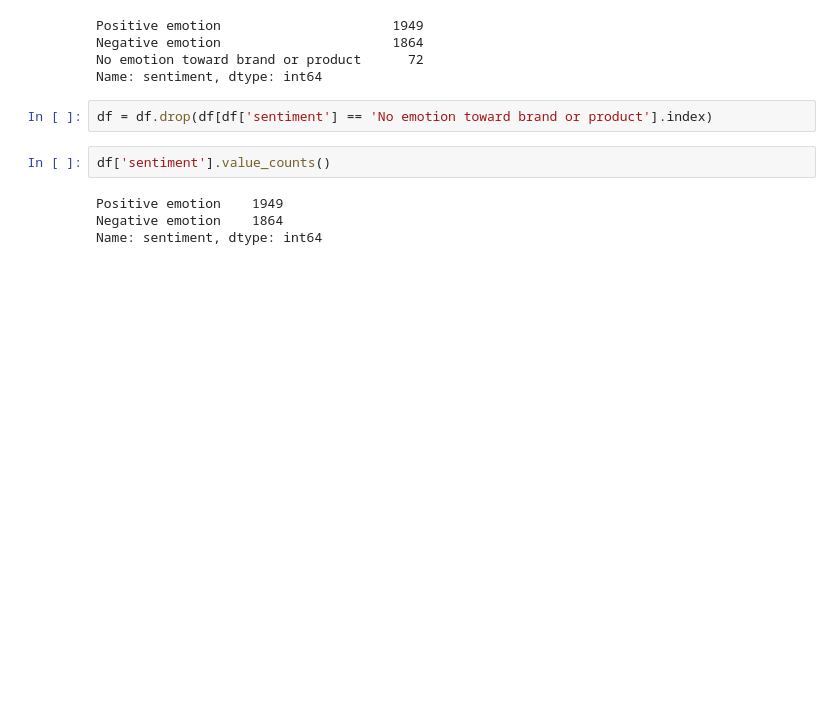
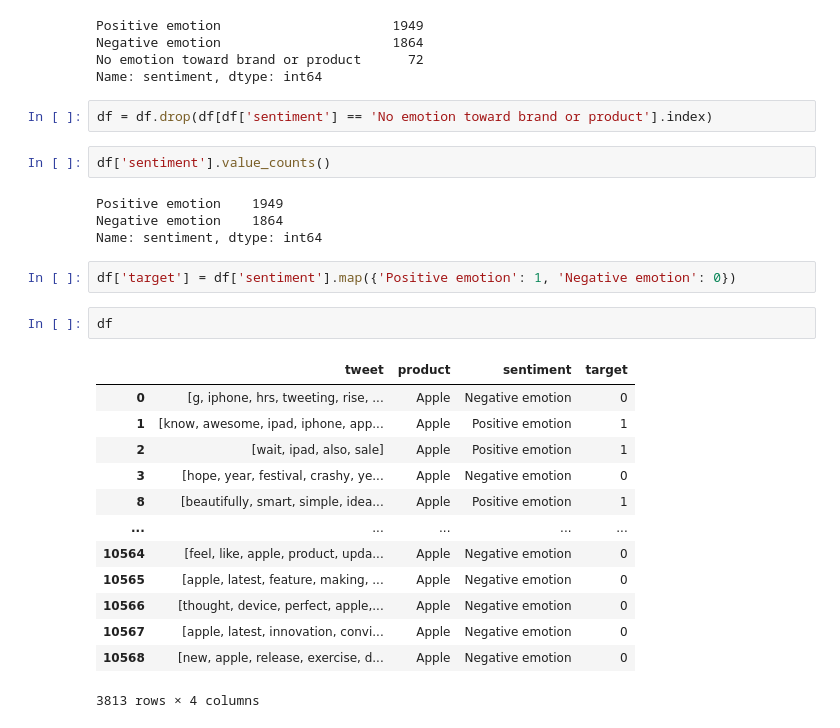
Before and after one commit to alliwar/apple_sentiment_analysis, a Jupyter notebook: Sarah EDA-Copy2.ipynb, the cells around one changed output. Cells and saved outputs as stored; diff of their text form; blank space fills up the shorter version.

```diff
--- a/Sarah EDA-Copy2.ipynb
+++ b/Sarah EDA-Copy2.ipynb
@@ -310,3 +311,21 @@ df['sentiment'].value_counts()
 Positive emotion    1949
 Negative emotion    1864
 Name: sentiment, dtype: int64
+# %%
+df['target'] = df['sentiment'].map({'Positive emotion': 1, 'Negative emotion': 0})
+# %%
+df
+# %% [output]
+|  | tweet | product | sentiment | target |
+| 0 | [g, iphone, hrs, tweeting, rise, ... | Apple | Negative emotion | 0 |
+| 1 | [know, awesome, ipad, iphone, app... | Apple | Positive emotion | 1 |
+| 2 | [wait, ipad, also, sale] | Apple | Positive emotion | 1 |
+| 3 | [hope, year, festival, crashy, ye... | Apple | Negative emotion | 0 |
+| 8 | [beautifully, smart, simple, idea... | Apple | Positive emotion | 1 |
+| ... | ... | ... | ... | ... |
+| 10564 | [feel, like, apple, product, upda... | Apple | Negative emotion | 0 |
+| 10565 | [apple, latest, feature, making, ... | Apple | Negative emotion | 0 |
+| 10566 | [thought, device, perfect, apple,... | Apple | Negative emotion | 0 |
+| 10567 | [apple, latest, innovation, convi... | Apple | Negative emotion | 0 |
+| 10568 | [new, apple, release, exercise, d... | Apple | Negative emotion | 0 |
+3813 rows × 4 columns
```
Also changed, not shown: parts of 4 cells of this notebook.
